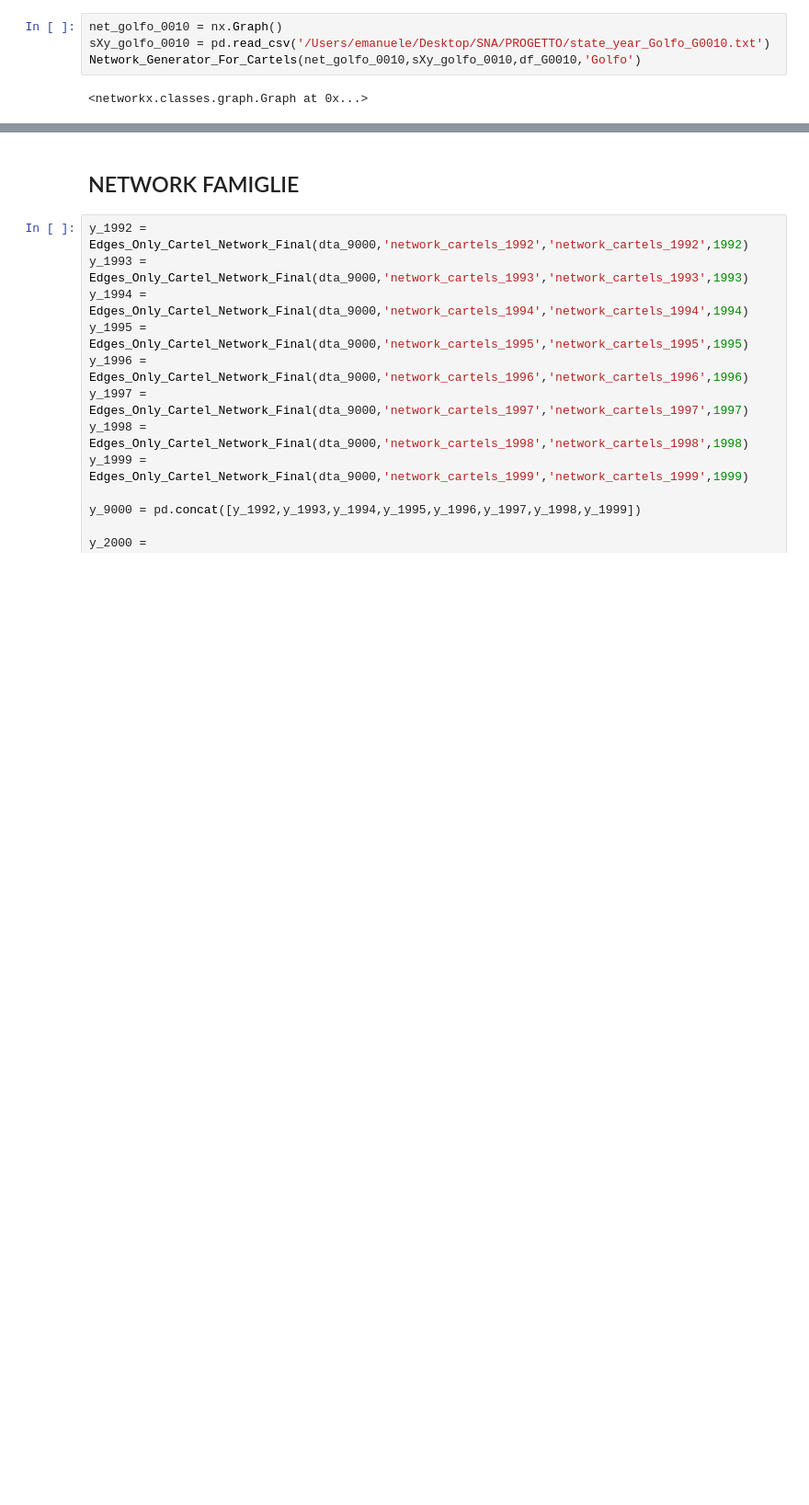
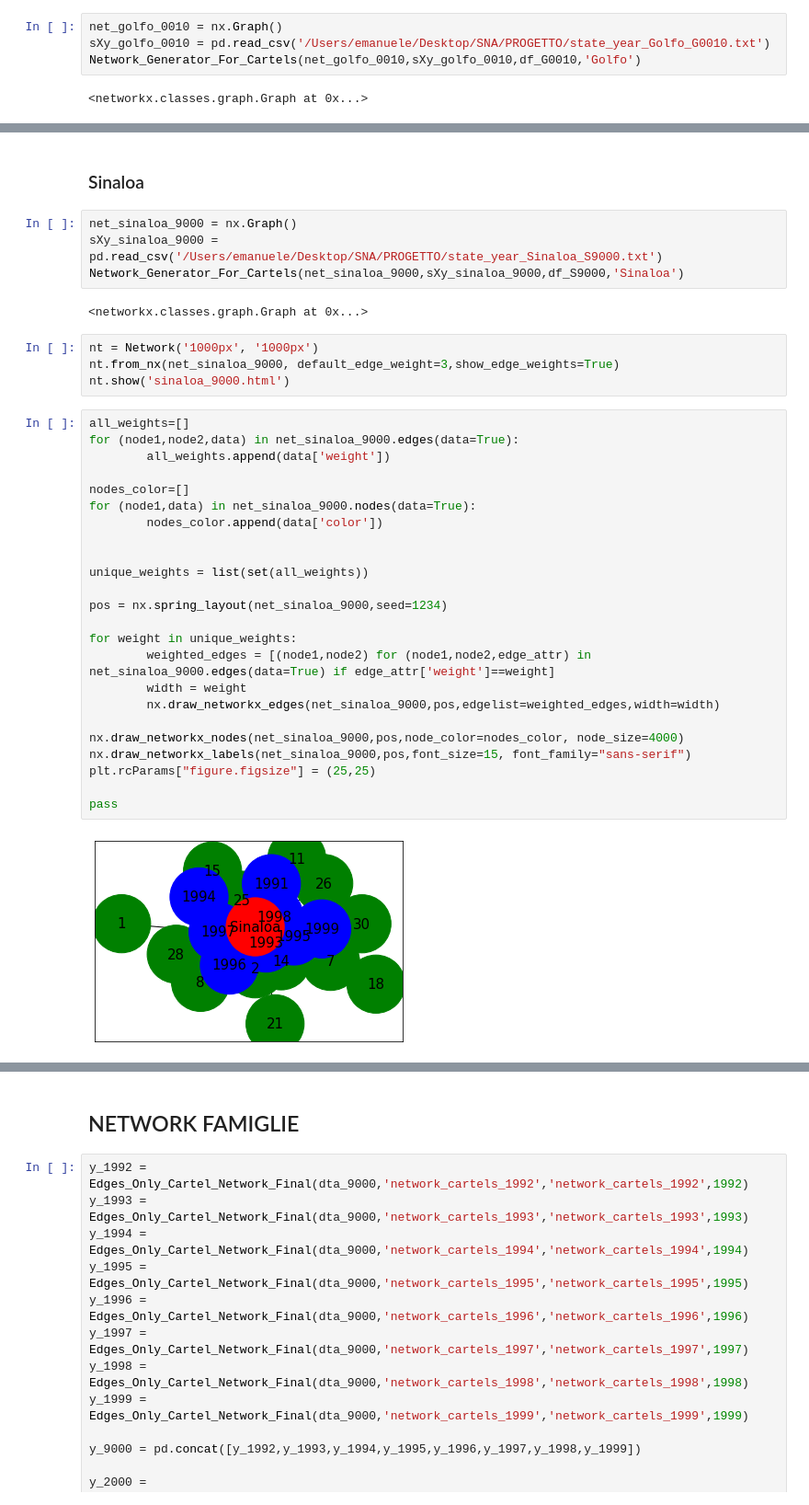
Before and after one commit to emacarta/Mexico-Drug-Traffic-Activities, a Jupyter notebook: Mexican_Drug_Cartell_Analysis.ipynb, the cells around one changed output, grey strips where cells are left out. Shown at 92% size. Cells and saved outputs as stored; diff of their text form; blank space fills up the shorter version.

```diff
--- a/Mexican_Drug_Cartell_Analysis.ipynb
+++ b/Mexican_Drug_Cartell_Analysis.ipynb
@@ -762,0 +909,38 @@ nt.show('golfo_0010.html')
+# %% [markdown]
+### Sinaloa
+# %%
+net_sinaloa_9000 = nx.Graph()
+sXy_sinaloa_9000 = pd.read_csv('/Users/emanuele/Desktop/SNA/PROGETTO/state_year_Sinaloa_S9000.txt')
+Network_Generator_For_Cartels(net_sinaloa_9000,sXy_sinaloa_9000,df_S9000,'Sinaloa')
+# %% [output]
+<networkx.classes.graph.Graph at 0x...>
+# %%
+nt = Network('1000px', '1000px')
+nt.from_nx(net_sinaloa_9000, default_edge_weight=3,show_edge_weights=True)
+nt.show('sinaloa_9000.html')
+# %%
+all_weights=[]
+for (node1,node2,data) in net_sinaloa_9000.edges(data=True):
+        all_weights.append(data['weight'])
+
+nodes_color=[]
+for (node1,data) in net_sinaloa_9000.nodes(data=True):
+        nodes_color.append(data['color'])
+
+
+unique_weights = list(set(all_weights))
+
+pos = nx.spring_layout(net_sinaloa_9000,seed=1234)
+
+for weight in unique_weights:
+        weighted_edges = [(node1,node2) for (node1,node2,edge_attr) in net_sinaloa_9000.edges(data=True) if edge_attr['weight']==weight]
+        width = weight
+        nx.draw_networkx_edges(net_sinaloa_9000,pos,edgelist=weighted_edges,width=width)
+
+nx.draw_networkx_nodes(net_sinaloa_9000,pos,node_color=nodes_color, node_size=4000)
+nx.draw_networkx_labels(net_sinaloa_9000,pos,font_size=15, font_family="sans-serif")
+plt.rcParams["figure.figsize"] = (25,25)
+
+pass
+# %% [output]
+[figure, added]
```
Also changed, not shown: parts of 43 cells of this notebook.
